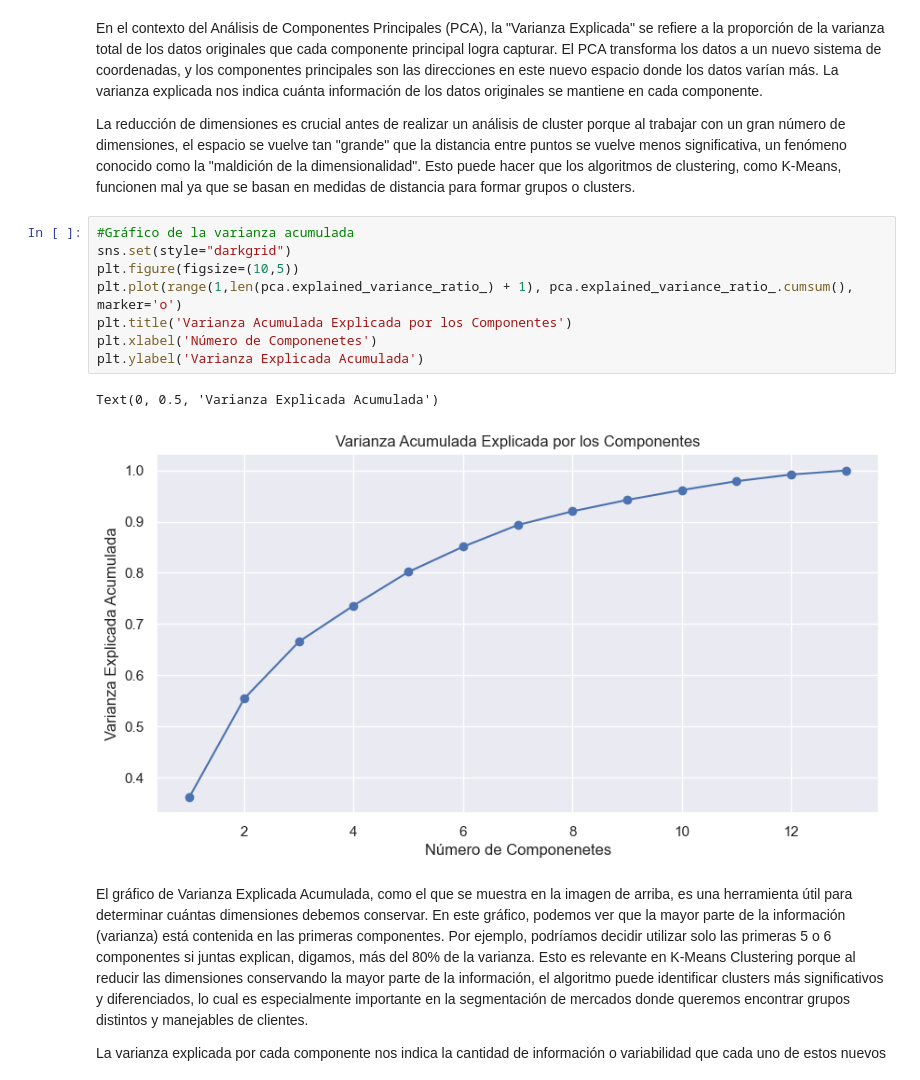
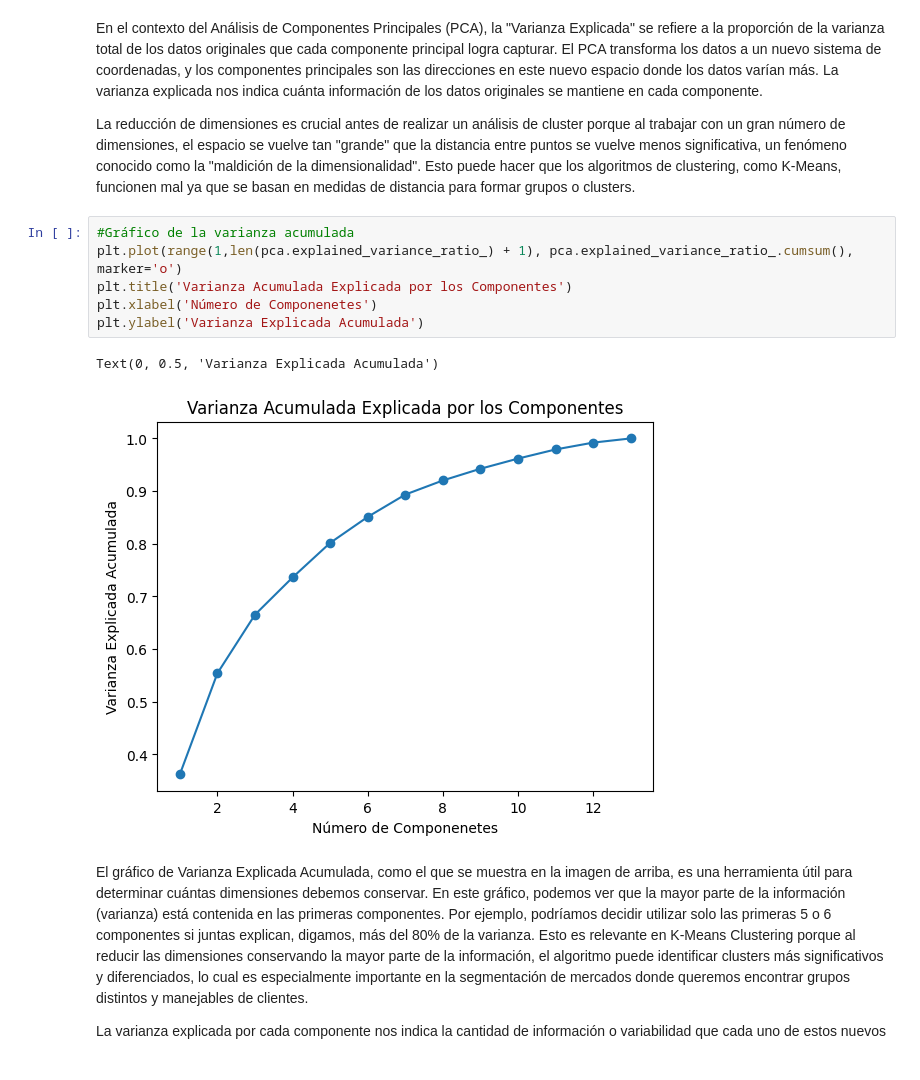
Before and after one commit to JavierPeraltaAzagra/Big-Data-e-IA, a Jupyter notebook: Sistemas de aprendizaje automático/RA4/k-means.ipynb, the cells around one changed output. Drawn from its saved outputs; the diff is of its cells as text.

```diff
--- a/Sistemas de aprendizaje automático/RA4/k-means.ipynb
+++ b/Sistemas de aprendizaje automático/RA4/k-means.ipynb
@@ -2328,15 +2386,13 @@ En el contexto del Análisis de Componentes Principales (PCA), la "Varianza Expl
 La reducción de dimensiones es crucial antes de realizar un análisis de cluster porque al trabajar con un gran número de dimensiones, el espacio se vuelve tan "grande" que la distancia entre puntos se vuelve menos significativa, un fenómeno conocido como la "maldición de la dimensionalidad". Esto puede hacer que los algoritmos de clustering, como K-Means, funcionen mal ya que se basan en medidas de distancia para formar grupos o clusters.
 # %%
 #Gráfico de la varianza acumulada
-sns.set(style="darkgrid")
-plt.figure(figsize=(10,5))
 plt.plot(range(1,len(pca.explained_variance_ratio_) + 1), pca.explained_variance_ratio_.cumsum(), marker='o')
 plt.title('Varianza Acumulada Explicada por los Componentes')
 plt.xlabel('Número de Componenetes')
 plt.ylabel('Varianza Explicada Acumulada')
 # %% [output]
 Text(0, 0.5, 'Varianza Explicada Acumulada')
-[figure, old version]
+[figure, new version]
 # %% [markdown]
 El gráfico de Varianza Explicada Acumulada, como el que se muestra en la imagen de arriba, es una herramienta útil para determinar cuántas dimensiones debemos conservar. En este gráfico, podemos ver que la mayor parte de la información (varianza) está contenida en las primeras componentes. Por ejemplo, podríamos decidir utilizar solo las primeras 5 o 6 componentes si juntas explican, digamos, más del 80% de la varianza. Esto es relevante en K-Means Clustering porque al reducir las dimensiones conservando la mayor parte de la información, el algoritmo puede identificar clusters más significativos y diferenciados, lo cual es especialmente importante en la segmentación de mercados donde queremos encontrar grupos distintos y manejables de clientes.
 
```
Also changed, not shown: parts of 36 cells of this notebook.
